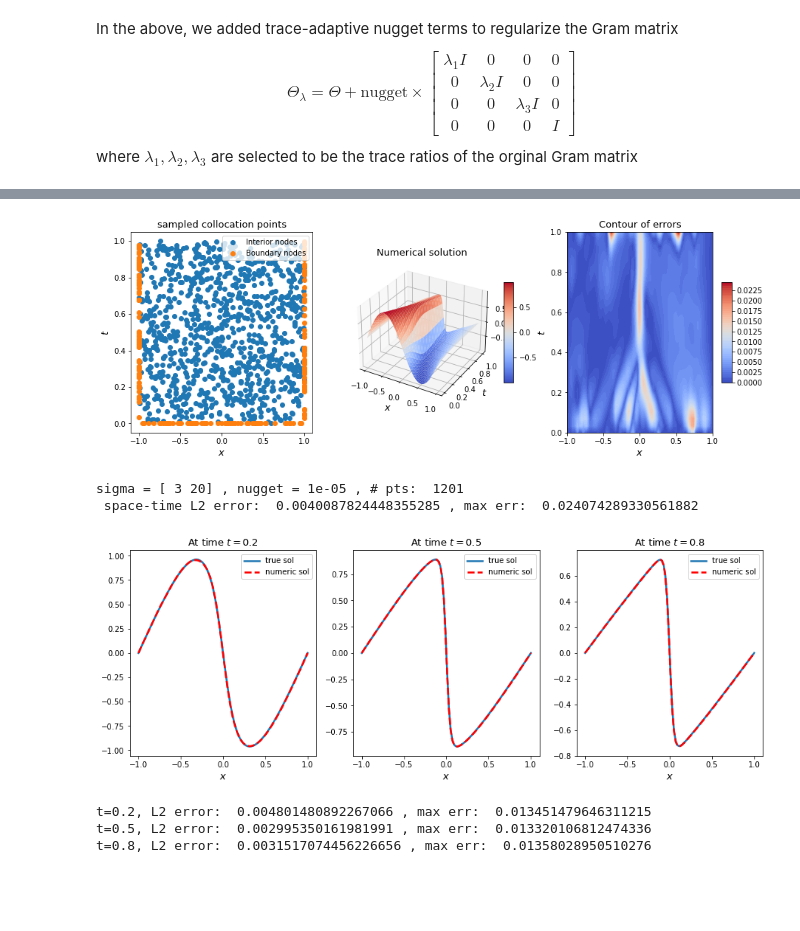
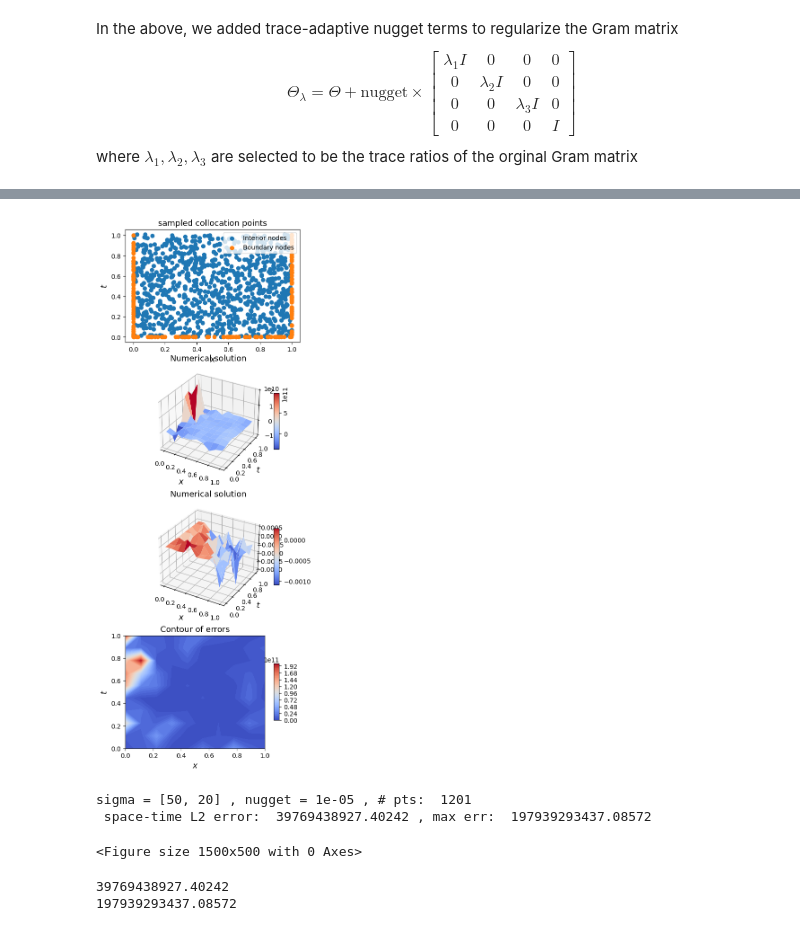
Before and after one commit to grmc1999/GP_PDE_NonLinSolver, a Jupyter notebook: notebooks/1phase_darcy.ipynb, the cells around one changed output, grey strips where cells are left out. Cells and saved outputs as stored; diff of their text form; code cells hidden in the pictures; blank space fills up the shorter version.

```diff
--- a/notebooks/1phase_darcy.ipynb
+++ b/notebooks/1phase_darcy.ipynb
@@ -365,8 +362,9 @@ S=FD_Darcy_flow_1D_1P(N=40,dt=1e-2)
 p=onp.ones(S.gen_p_init().shape)*0.0
 p_1=p.copy()
 # %%
+
 h_p=[p_1]
-for t_i in range(100000):
+for t_i in range(100):
     new_p=S.time_step(p_1,p)
     h_p.append(new_p)
     p_1=new_p.copy()
@@ -997,93 +1150,70 @@ Array([[0.  , 0.  ],
 # %%
 # extend solution: data calculation
 
-num_pts_time = 30
+num_pts_time = 100
 num_pts_space = 100
-XX, YY, extended_u, u_truth, space_time_L2err, space_time_Maxerr = sol_time_space(num_pts_time, num_pts_space, sol, L)
-
-t = 0.2
-yy, extended_u_t1, u_truth_t1, L2err_t1, Maxerr_t1 = sol_time_t(t, num_pts_space, sol, L)
-
-t = 0.5
-yy, extended_u_t2, u_truth_t2, L2err_t2, Maxerr_t2 = sol_time_t(t, num_pts_space, sol, L)
-
-t = 0.8
-yy, extended_u_t3, u_truth_t3, L2err_t3, Maxerr_t3 = sol_time_t(t, num_pts_space, sol, L)
+XX, YY, extended_u, u_truth, space_time_L2err, space_time_Maxerr = sol_time_space(
+    num_pts_time, num_pts_space, sol, L_u
+)
 # %%
 # plot figures
 here_fontsize=13
 
 # --------------space time plot---------------------
-fig = plt.figure(figsize=(15,5))
+fig = plt.figure(figsize=(5,15))
 
-ax = fig.add_subplot(131)
+ax = fig.add_subplot(411)
 ax.scatter(X_domain_tot[range(N_domain_tot), 1], X_domain_tot[range(N_domain_tot), 0], label='Interior nodes')
 ax.scatter(X_boundary_tot[range(N_boundary_tot), 1], X_boundary_tot[range(N_boundary_tot), 0], label='Boundary nodes')
 ax.legend(loc="upper right")
 plt.title('sampled collocation points', fontsize=here_fontsize)
 plt.xlabel('$x$', fontsize=here_fontsize)
 plt.ylabel('$t$', fontsize=here_fontsize)
 
 # plot the numerical solution
-ax = fig.add_subplot(132, projection='3d')
+ax = fig.add_subplot(412, projection='3d')
 u_sol_surf=ax.plot_surface(YY, XX, extended_u, cmap=plt.cm.coolwarm)
 plt.xlabel('$x$', fontsize=here_fontsize)
 plt.ylabel('$t$', fontsize=here_fontsize)
 plt.title('Numerical solution', fontsize=here_fontsize)
 fig.colorbar(u_sol_surf, shrink= 0.5, aspect = 10)
 
+# plot the numerical solution
+ax = fig.add_subplot(413, projection='3d')
+u_sol_surf=ax.plot_surface(YY, XX, u_truth, cmap=plt.cm.coolwarm)
+plt.xlabel('$x$', fontsize=here_fontsize)
+plt.ylabel('$t$', fontsize=here_fontsize)
+plt.title('Numerical solution', fontsize=here_fontsize)
+fig.colorbar(u_sol_surf, shrink= 0.5, aspect = 10)
+
 # contourf
-ax = fig.add_subplot(133)
+ax = fig.add_subplot(414)
 u_contourf=ax.contourf(YY, XX, abs(extended_u-u_truth), 50, cmap=plt.cm.coolwarm)
 plt.xlabel('$x$', fontsize=here_fontsize)
 plt.ylabel('$t$', fontsize=here_fontsize)
 plt.title('Contour of errors', fontsize=here_fontsize)
 fig.colorbar(u_contourf, shrink= 0.5, aspect = 10)
 
 plt.show()
 fig.tight_layout()
 
 # fig.savefig('Burgers_pts1500_sol_contour_plt.pdf', bbox_inches='tight',dpi=100,pad_inches=0.1)
 
-print('sigma =', set_sigma, ', nugget =', nugget, ', # pts: ', N_domain_tot+N_boundary_tot, '\n space-time L2 error: ', space_time_L2err, ', max err: ', space_time_Maxerr)
+print('sigma =', set_sigma, ', nugget =', set_nugget, ', # pts: ', N_domain_tot+N_boundary_tot, '\n space-time L2 error: ', space_time_L2err, ', max err: ', space_time_Maxerr)
 
 # ---------------time slice plot--------------------
 fig = plt.figure(figsize=(15,5))
 
-# plot the numerical solution
-ax = fig.add_subplot(131)
-ax.plot(yy, u_truth_t1, linewidth=2.5, label='true sol')
-ax.plot(yy, extended_u_t1, linestyle='dashed', linewidth=2.5, color='red', label='numeric sol')
-ax.set_xlabel('$x$', fontsize=here_fontsize)
-ax.legend()
-plt.title('At time $t = 0.2$', fontsize=here_fontsize)
-
-ax = fig.add_subplot(132)
-ax.plot(yy, u_truth_t2, linewidth=2.5, label='true sol')
-ax.plot(yy, extended_u_t2, linestyle='dashed', linewidth=2.5, color='red', label='numeric sol')
-ax.set_xlabel('$x$', fontsize=here_fontsize)
-ax.legend()
-plt.title('At time $t = 0.5$', fontsize=here_fontsize)
-
-ax = fig.add_subplot(133)
-ax.plot(yy, u_truth_t3, linewidth=2.5, label='true sol')
-ax.plot(yy, extended_u_t3, linestyle='dashed', linewidth=2.5, color='red', label='numeric sol')
-ax.set_xlabel('$x$', fontsize=here_fontsize)
-ax.legend()
-plt.title('At time $t = 0.8$',fontsize=here_fontsize)
-
 plt.show()
 fig.tight_layout()
-# fig.savefig('Burgers_pts1500_time_sol_plt.pdf', bbox_inches='tight',dpi=100,pad_inches=0.1)
-
-print('t=0.2, L2 error: ', L2err_t1 , ', max err: ', Maxerr_t1)
-print('t=0.5, L2 error: ', L2err_t2 , ', max err: ', Maxerr_t2)
-print('t=0.8, L2 error: ', L2err_t3 , ', max err: ', Maxerr_t3)
 # %% [output]
-[figure, old version]
+[figure, new version]
-sigma = [ 3 20] , nugget = 1e-05 , # pts:  1201
- space-time L2 error:  0.0040087824448355285 , max err:  0.024074289330561882
+sigma = [50, 20] , nugget = 1e-05 , # pts:  1201
+ space-time L2 error:  39769438927.40242 , max err:  197939293437.08572
-[figure, removed]
-t=0.2, L2 error:  0.004801480892267066 , max err:  0.013451479646311215
-t=0.5, L2 error:  0.002995350161981991 , max err:  0.013320106812474336
-t=0.8, L2 error:  0.0031517074456226656 , max err:  0.01358028950510276
+<Figure size 1500x500 with 0 Axes>
+# %%
+print(space_time_L2err)
+print(space_time_Maxerr)
+# %% [output]
+39769438927.40242
+197939293437.08572
```
Also changed, not shown: parts of 23 cells of this notebook.
